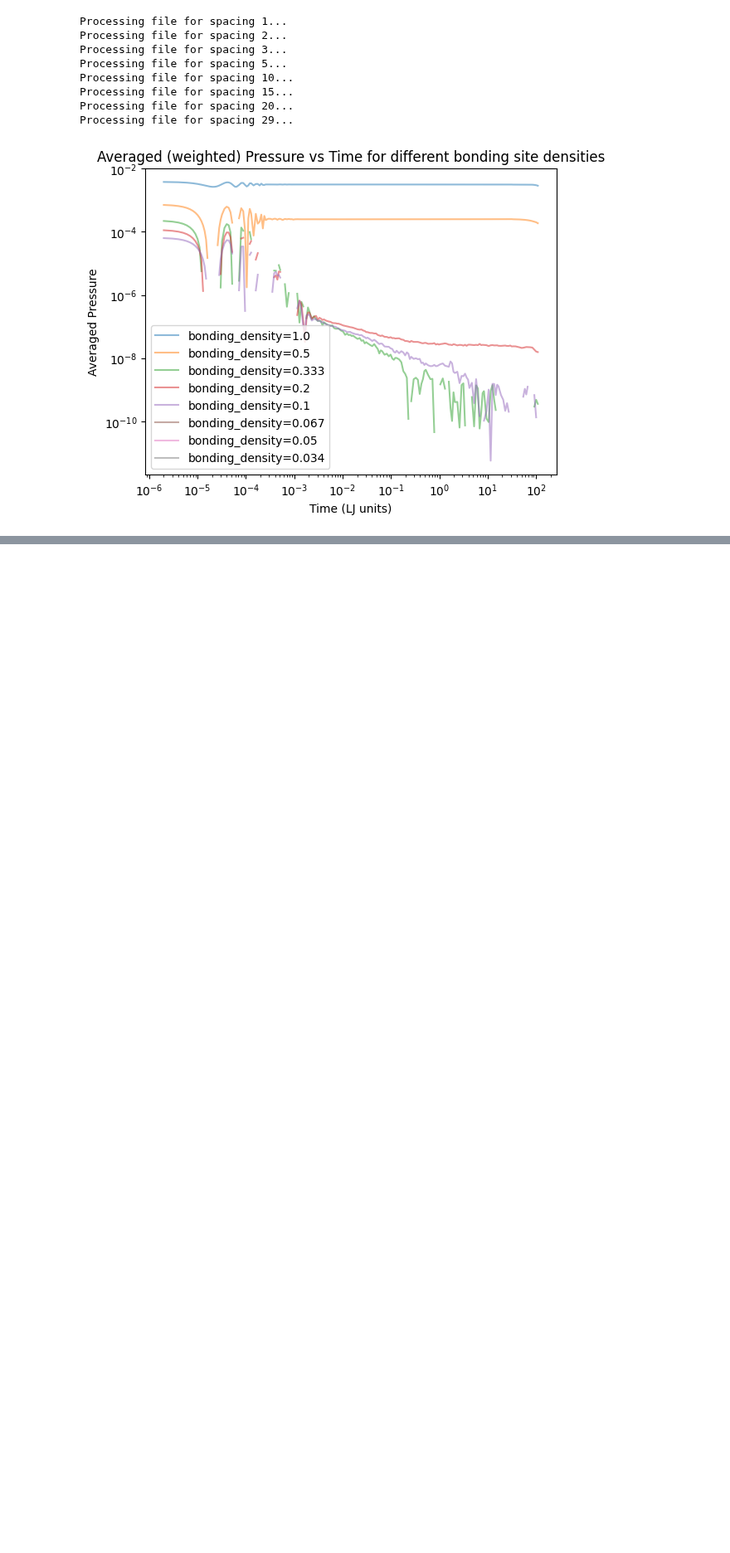
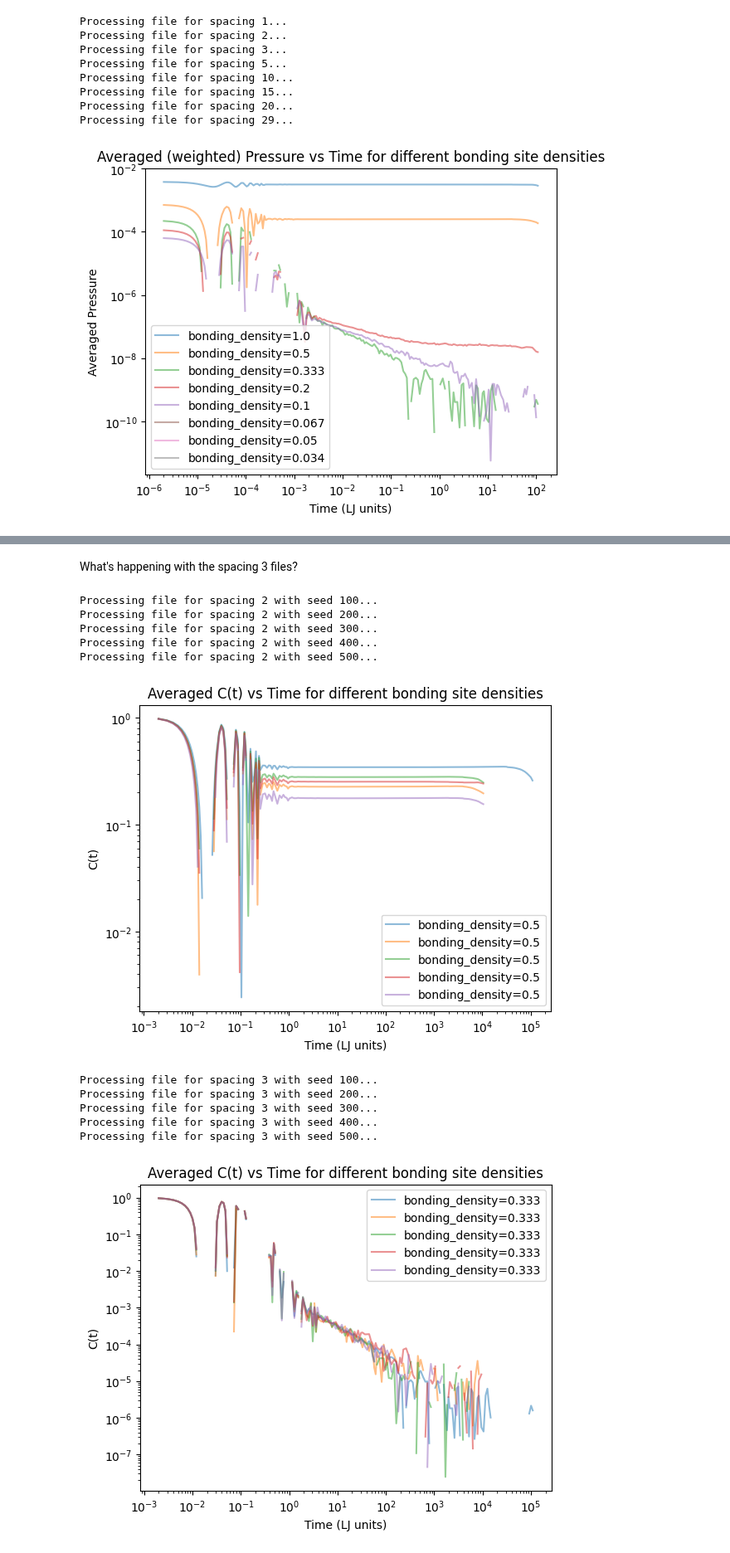
Before and after one commit to anotherbeaver/amine_polymers, a Jupyter notebook: logs/dyn_modulus mix 30 October.ipynb, the cells around one changed output, grey strips where cells are left out. Shown at 83% size. Drawn from its saved outputs; the diff is of its cells as text; code cells hidden in the pictures; blank space fills up the shorter version.

```diff
--- a/logs/dyn_modulus mix 30 October.ipynb
+++ b/logs/dyn_modulus mix 30 October.ipynb
@@ -697,0 +698,78 @@ Processing file for spacing 29...
+# %% [markdown]
+What's happening with the spacing 3 files?
+# %%
+import pandas as pd
+import numpy as np
+import matplotlib.pyplot as plt
+
+for i in [2, 3]:
+    G_t_list = []
+    time_list = []
+    for seed in [100, 200, 300, 400, 500]:
+        try:
+            file = f"logs/press_50_spacing{i}_seed{seed}.dat"
+            data = pd.read_csv(file, delimiter=' ', skiprows=3, index_col=False, names=['time', 'px_y', 'px_z', 'py_z', 'pxy', 'pxz', 'pyz'])
+            print(f"Processing file for spacing {i} with seed {seed}...")
+            bonding_density = round((1 / i), 3)
+            start = 1
+
+            data = data[start:].reset_index(drop=True)
+
+            G_t = (data['pxy'] + data['pxz'] + data['pyz']) / 5.0 + \
+                    (data['px_y'] + data['px_z'] + data['py_z']) / 30.0
+
+            # replace negative with NaN
+            G_t = np.where(G_t < 0, np.nan, G_t)
+
+            G_t = G_t / G_t[0]  # normalize by initial value
+
+
+            # G_t *= 40**3 / (1.0 * 1.0)  # V / (kB * T)
+
+            # print(data.head())
+            # print(G_t.min(), G_t.max())
+
+            # save for averaging
+            G_t_list.append(G_t)
+            time_list.append(data['time'])
+
+            plt.loglog(data['time'][start:], G_t[start:], alpha=0.5, label=f'bonding_density={bonding_density}')
+        except FileNotFoundError:
+            print(f"File for spacing {i} seed {seed} not found. Skipping.")
+    # find the minimum length of time arrays
+    min_length = min(len(t) for t in time_list)
+    # truncate all G_t and time arrays to the minimum length and compute average
+    G_t_avg = np.mean([G_t[:min_length] for G_t in G_t_list], axis=0)
+    time_avg = time_list[0][:min_length]
+    # remove zeros or negative values
+    G_t_avg = np.where(G_t_avg <= 0, np.nan, G_t_avg)
+    time_avg = np.where(time_avg <= 0, np.nan, time_avg)
+
+    # normalize by initial value
+    # G_t_avg = G_t_avg / G_t_avg[0]
+
+    # plt.loglog(time_avg, G_t_avg, label=f'bonding_density={bonding_density}')
+    plt.legend()
+    plt.xlabel('Time (LJ units)')
+    plt.ylabel('C(t)')
+    plt.title('Averaged C(t) vs Time for different bonding site densities')
+    plt.show()
+
+
+# plt.xlabel('Time (LJ units)')
+# plt.ylabel('C(t)')
+# plt.title('Averaged C(t) vs Time for different bonding site densities')
+# plt.show()
+# %% [output]
+Processing file for spacing 2 with seed 100...
+Processing file for spacing 2 with seed 200...
+Processing file for spacing 2 with seed 300...
+Processing file for spacing 2 with seed 400...
+Processing file for spacing 2 with seed 500...
+[figure, added]
+Processing file for spacing 3 with seed 100...
+Processing file for spacing 3 with seed 200...
+Processing file for spacing 3 with seed 300...
+Processing file for spacing 3 with seed 400...
+Processing file for spacing 3 with seed 500...
+[figure, added]
```
Also changed, not shown: parts of 1 cell of this notebook, 5 other files.
